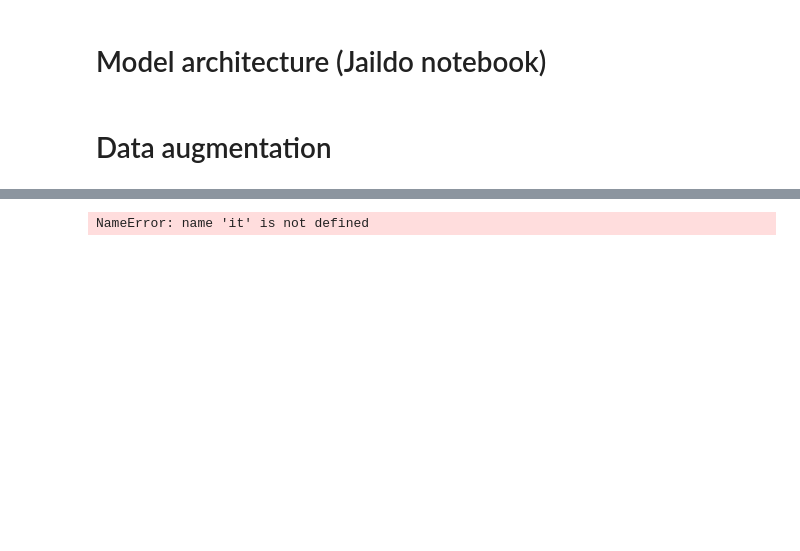
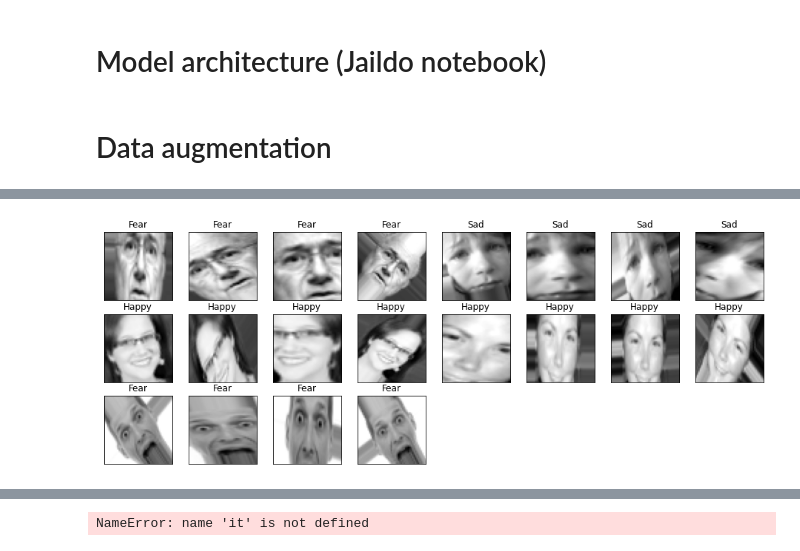
Before and after one commit to JaildoR/getthevibe_api, a Jupyter notebook: notebooks/PF-DataAugmentation.ipynb, the cells around one changed output, grey strips where cells are left out. Drawn from its saved outputs; the diff is of its cells as text; code cells hidden in the pictures; blank space fills up the shorter version.

```diff
--- a/notebooks/PF-DataAugmentation.ipynb
+++ b/notebooks/PF-DataAugmentation.ipynb
@@ -409,0 +267,10 @@ X_aug[0].shape
+# %%
+# create data generator
+datagen = ImageDataGenerator(
+    rotation_range=45, width_shift_range=5,
+    height_shift_range=5, shear_range=0.25, zoom_range=0.5,
+    channel_shift_range=10, horizontal_flip=True
+)
+# %%
+# determine how many new images we want to create in total
+nr_photos = 16
@@ -409,0 +285,29 @@ X_aug[0].shape
+# %%
+# create data augmented images
+# save them to folder
+# append to dataframe
+AugmentedDataset = []
+for sample in range(0,len(X_aug4D)):
+    i = 0
+    for batch in datagen.flow(X_aug4D[sample],y=y_aug[sample].reshape(1,1),save_to_dir='AugmentedImages', save_prefix='DataAug', save_format='jpg'):
+        AugmentedDataset.append(batch)
+        new_row = {'emotion':y_aug[sample], 'pixels':array2string(batch[0]), 'Usage':"DataAug", 'pixels_array':squeezeto2D(batch[0])}
+        data = data.append(new_row, ignore_index=True)
+        i += 1
+        if i > multiplier:
+            break
+# %%
+# visualize generated images
+AugmentedDataset
+
+fig = plt.figure(figsize=(16,20))
+
+for i in range(len(AugmentedDataset)):
+    img = labelledarray2image4D(AugmentedDataset[i][0], AugmentedDataset[i][1][0][0])
+    plt.subplot(10, 8, i + 1)
+    plt.title(img[1], size=12)
+    plt.imshow(img[0], cmap=plt.cm.gray)
+    plt.xticks(())
+    plt.yticks(());
+# %% [output]
+[figure, added]
```
Also changed, not shown: parts of 56 cells of this notebook, 38 other files.
